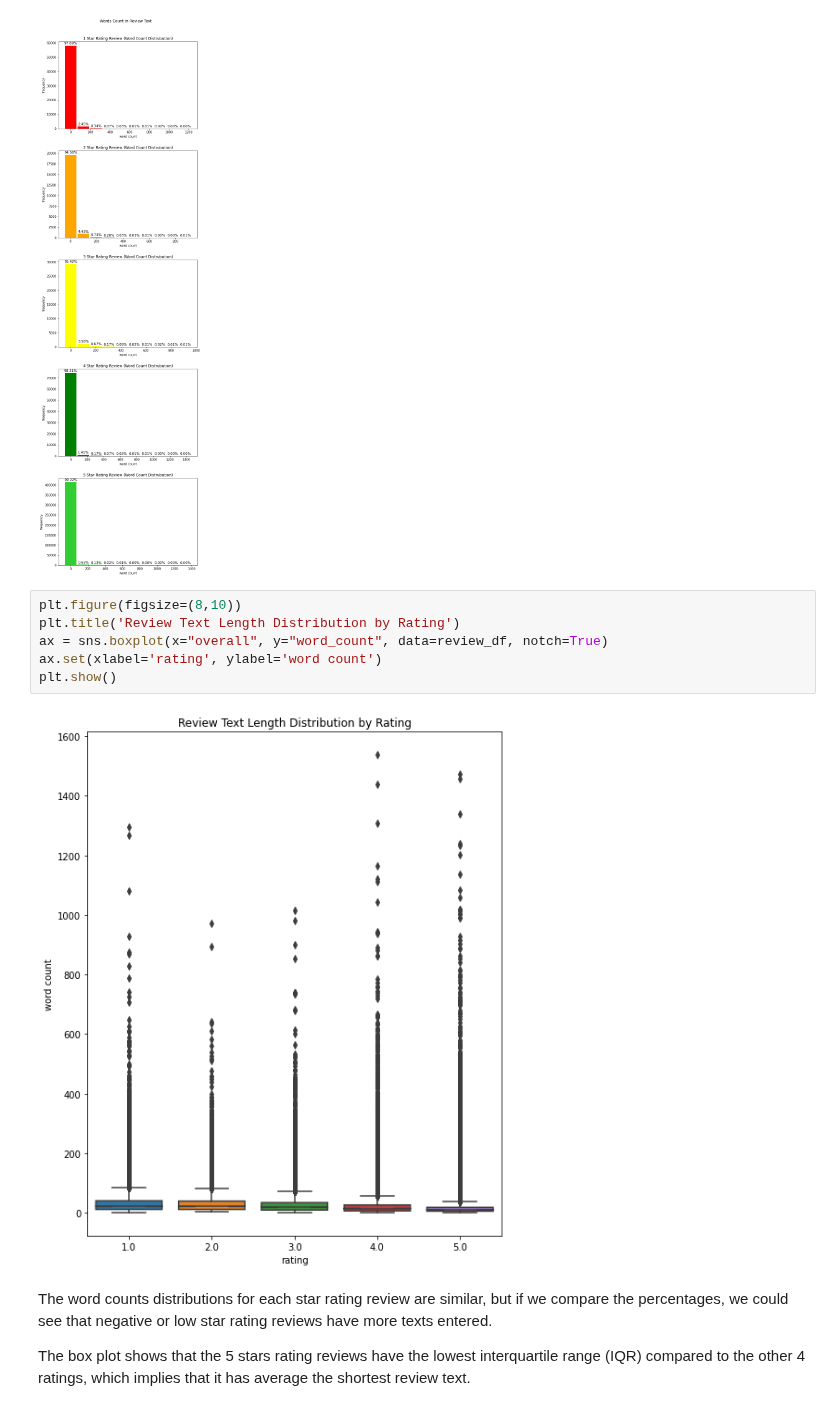
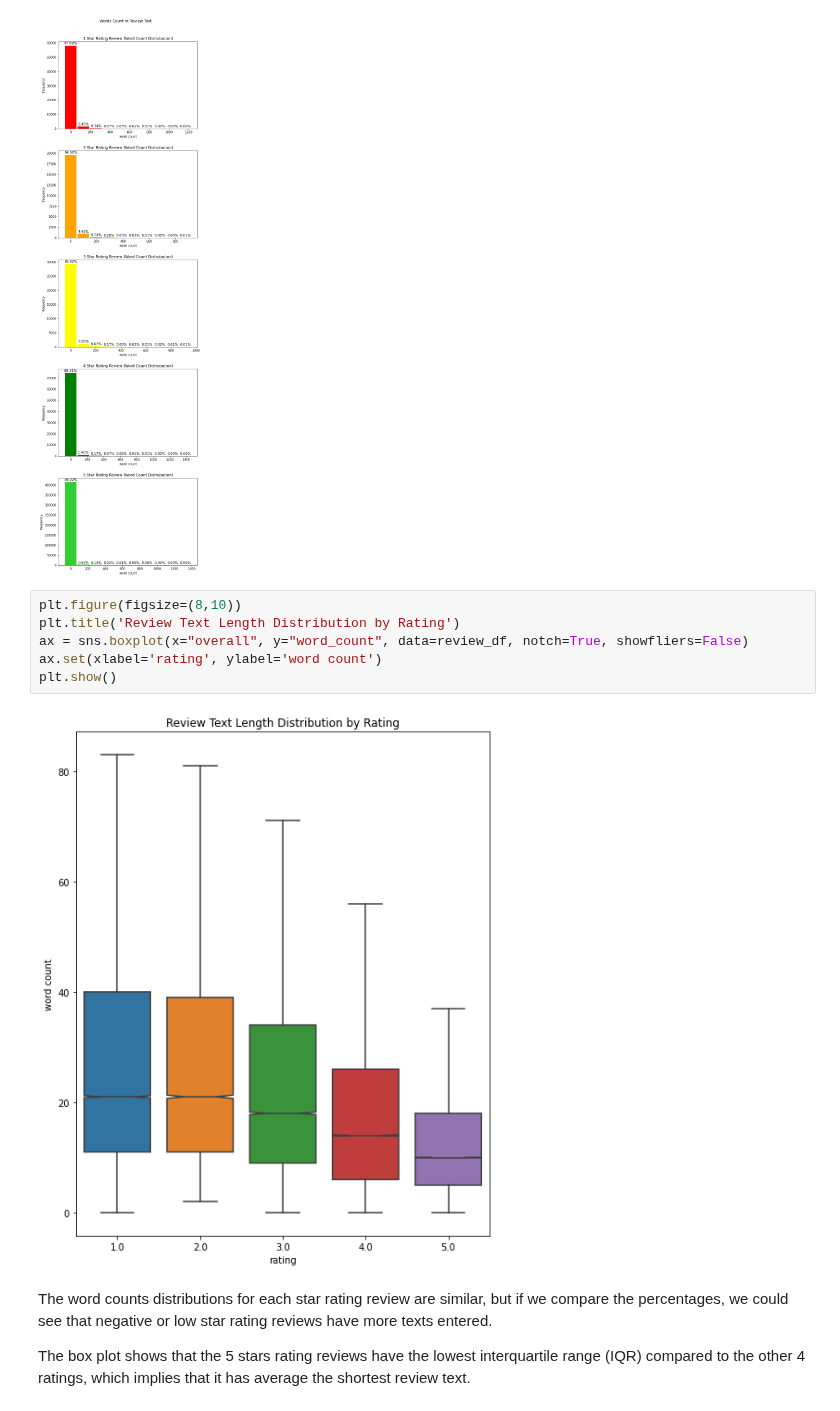
Before and after one commit to DATA-606-SPRING-2022/Jin_DATA606, a Jupyter notebook: ipynb/DATA606_Part1.ipynb, the cells around one changed output. Saved outputs shown, nothing was run; the diff lists cells and outputs as text.

```diff
--- a/ipynb/DATA606_Part1.ipynb
+++ b/ipynb/DATA606_Part1.ipynb
@@ -465,11 +463,11 @@ plt.show()
 # %%
 plt.figure(figsize=(8,10))
 plt.title('Review Text Length Distribution by Rating')
-ax = sns.boxplot(x="overall", y="word_count", data=review_df, notch=True)
+ax = sns.boxplot(x="overall", y="word_count", data=review_df, notch=True, showfliers=False)
 ax.set(xlabel='rating', ylabel='word count')
 plt.show()
 # %% [output]
-[figure, old version]
+[figure, new version]
 # %% [markdown]
 The word counts distributions for each star rating review are similar, but if we compare the percentages, we could see that negative or low star rating reviews have more texts entered.
 
```
Also changed, not shown: parts of 20 cells of this notebook.
